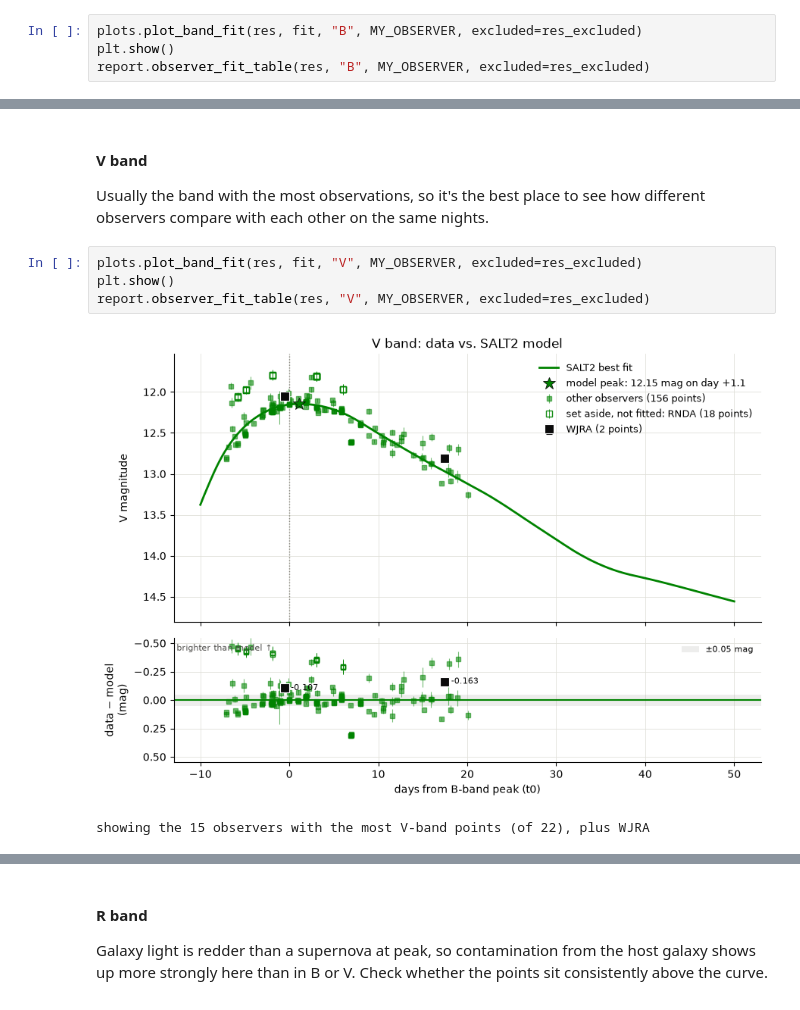
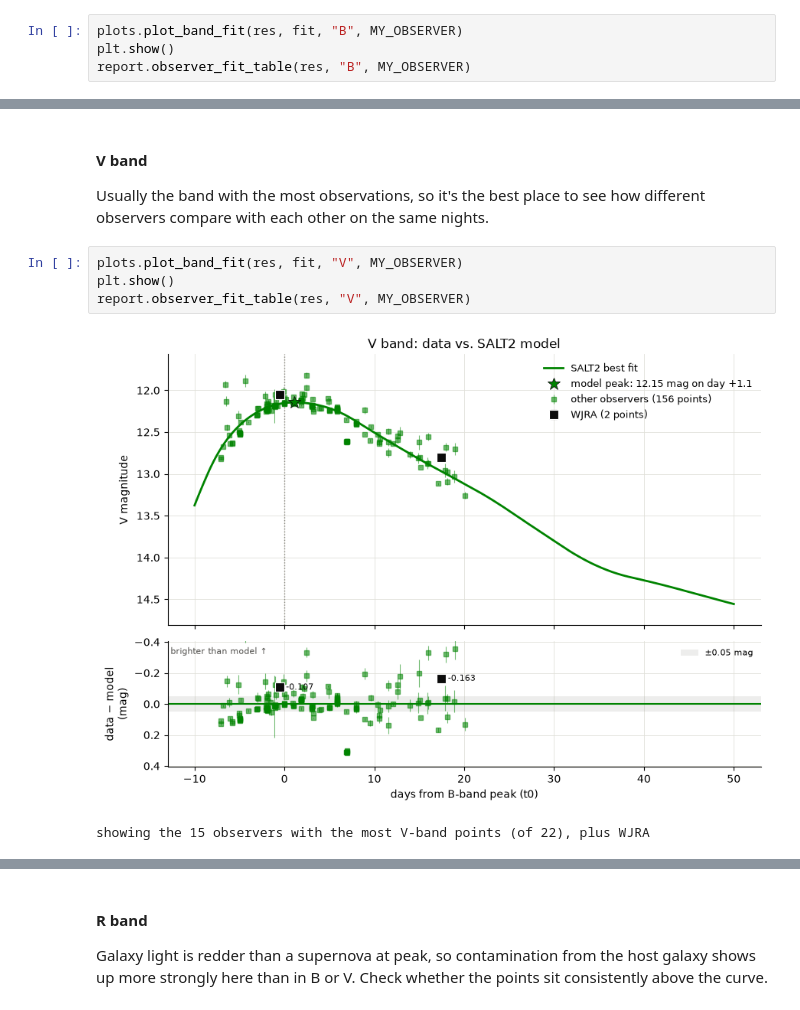
Before and after one commit to jeffrwatts/AstroNotebooks, a Jupyter notebook: sn1a_distance.ipynb, the cells around one changed output, grey strips where cells are left out. Saved outputs shown, nothing was run; the diff lists cells and outputs as text.

```diff
--- a/sn1a_distance.ipynb
+++ b/sn1a_distance.ipynb
@@ -364,7 +354,7 @@ plus 72 set-aside observations (RNDA), shown hollow for comparison
 The bluest band, and the one the peak brightness $m_B$ (Step 4) is measured in.
 Together with V, it sets the color $c$. B fades fastest after peak.
 # %%
-plots.plot_band_fit(res, fit, "B", MY_OBSERVER, excluded=res_excluded)
+plots.plot_band_fit(res, fit, "B", MY_OBSERVER)
 plt.show()
-report.observer_fit_table(res, "B", MY_OBSERVER, excluded=res_excluded)
+report.observer_fit_table(res, "B", MY_OBSERVER)
 # %% [output]
@@ -382,11 +371,11 @@ report.observer_fit_table(res, "B", MY_OBSERVER, excluded=res_excluded)
 Usually the band with the most observations, so it's the best place to see how
 different observers compare with each other on the same nights.
 # %%
-plots.plot_band_fit(res, fit, "V", MY_OBSERVER, excluded=res_excluded)
+plots.plot_band_fit(res, fit, "V", MY_OBSERVER)
 plt.show()
-report.observer_fit_table(res, "V", MY_OBSERVER, excluded=res_excluded)
+report.observer_fit_table(res, "V", MY_OBSERVER)
 # %% [output]
-[figure, old version]
+[figure, new version]
 showing the 15 observers with the most V-band points (of 22), plus WJRA
 | Observer | Points | First day | Last day | Offset (mag) | Scatter (mag) | Quoted error (mag) | Typical |pull| |
 | ATE | 23 | -3.0 | +8.0 | +0.019 | 0.011 | 0.011 | 1.6 |
```
Also changed, not shown: parts of 6 cells of this notebook, 3 other files.
